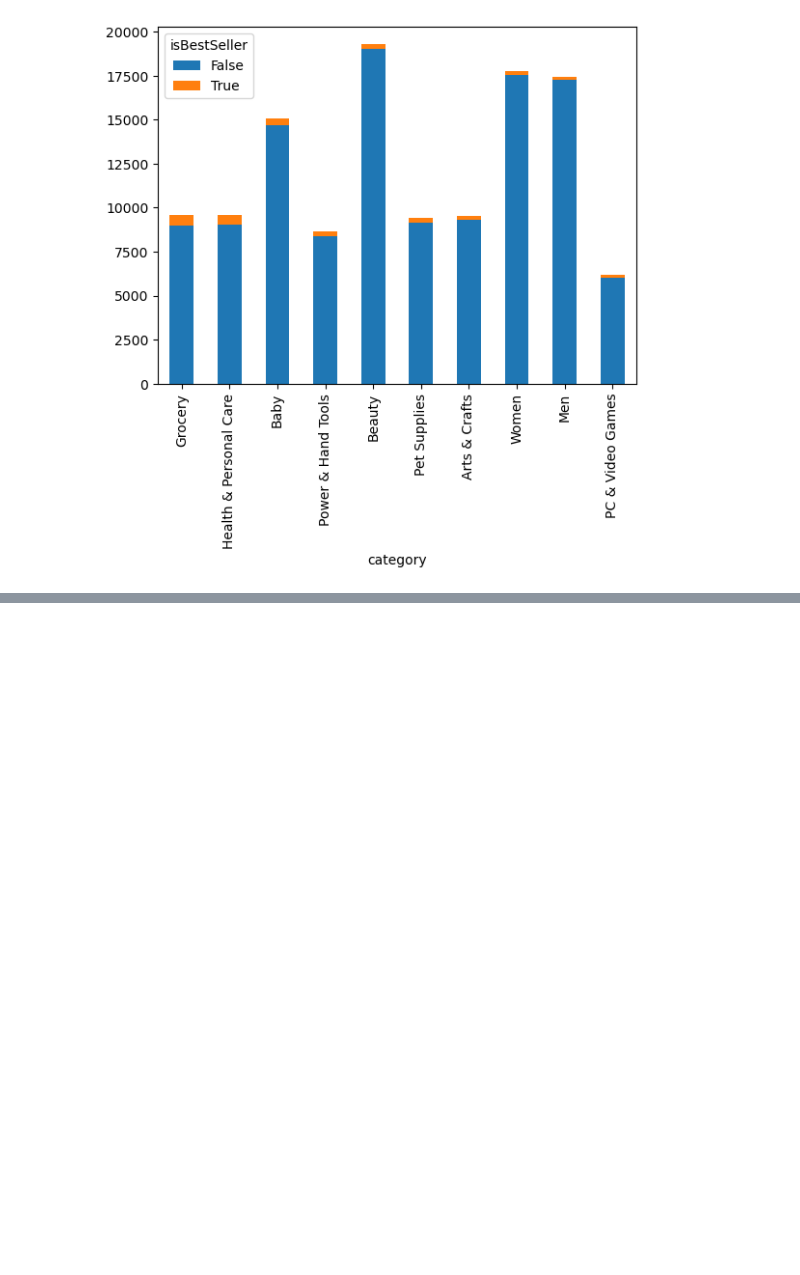
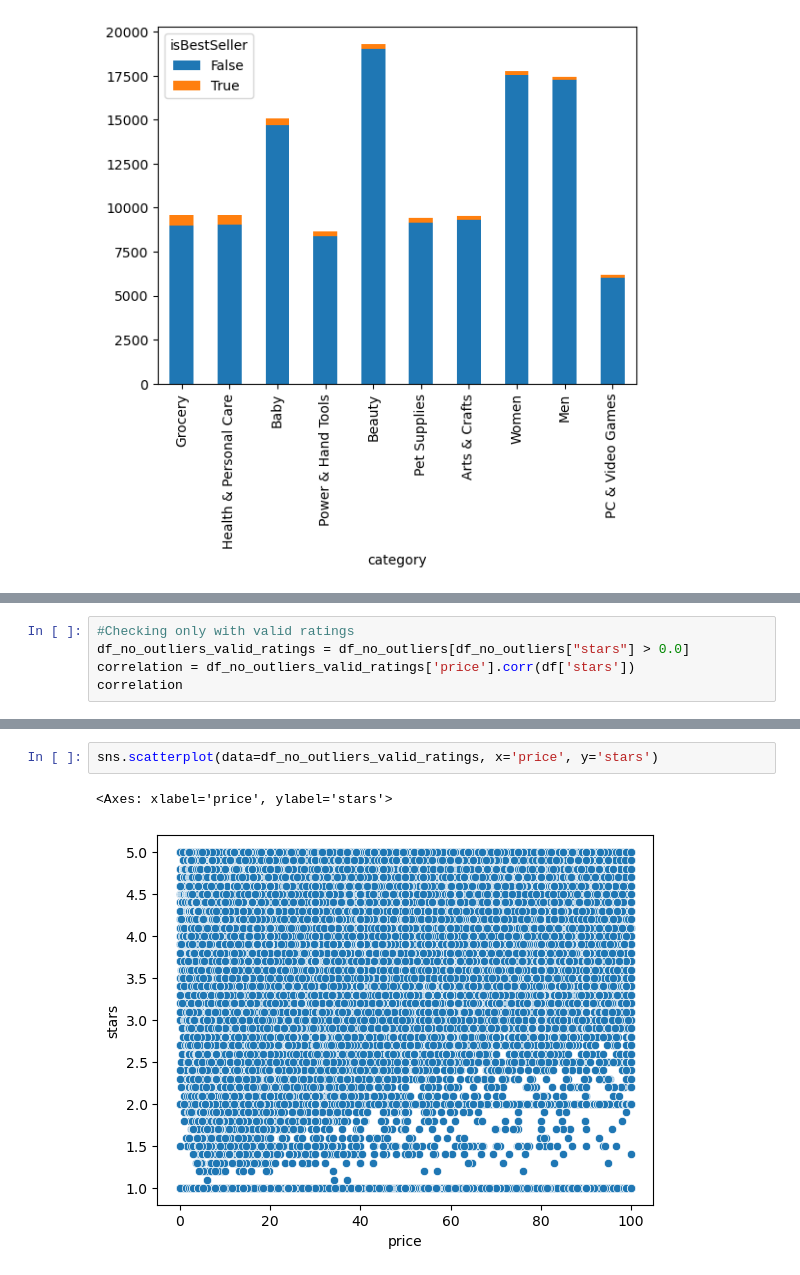
Before and after one commit to TebasMartinez/lab-eda-bivariate, a Jupyter notebook: lab-eda-bivariate.ipynb, the cells around one changed output, grey strips where cells are left out. Saved outputs shown, nothing was run; the diff lists cells and outputs as text; blank space fills up the shorter version.

```diff
--- a/lab-eda-bivariate.ipynb
+++ b/lab-eda-bivariate.ipynb
@@ -117,0 +237,5 @@ crosstab_result[crosstab_result.index != "Sports & Outdoors"].sort_values(by=[Tr
+# %%
+#Checking only with valid ratings
+df_no_outliers_valid_ratings = df_no_outliers[df_no_outliers["stars"] > 0.0]
+correlation = df_no_outliers_valid_ratings['price'].corr(df['stars'])
+correlation
@@ -117,0 +257,5 @@ crosstab_result[crosstab_result.index != "Sports & Outdoors"].sort_values(by=[Tr
+# %%
+sns.scatterplot(data=df_no_outliers_valid_ratings, x='price', y='stars')
+# %% [output]
+<Axes: xlabel='price', ylabel='stars'>
+[figure, added]
```
Also changed, not shown: parts of 24 cells of this notebook.
